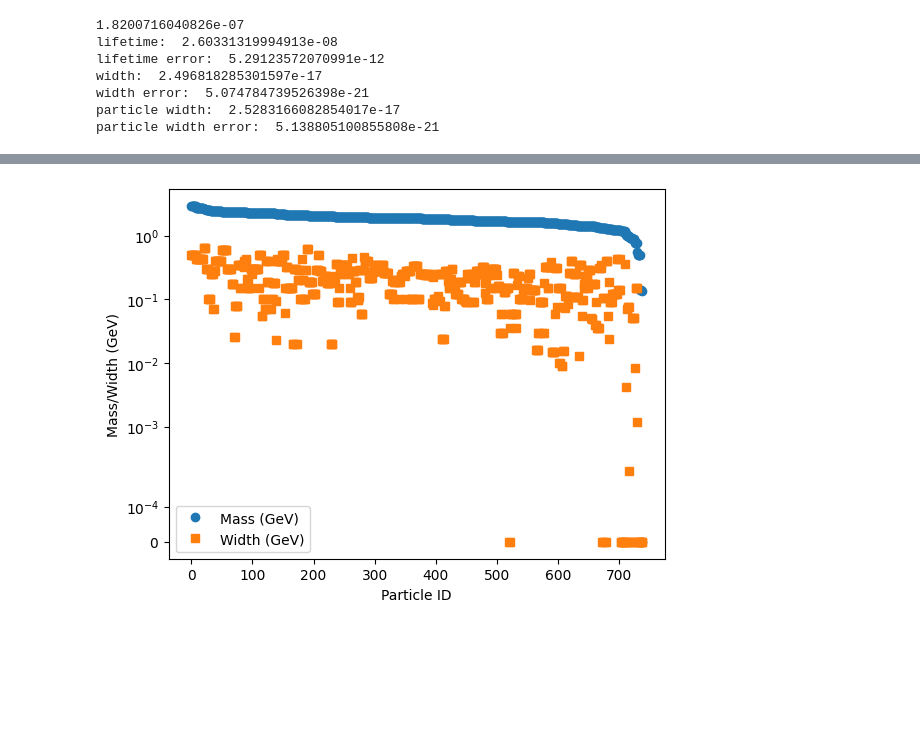
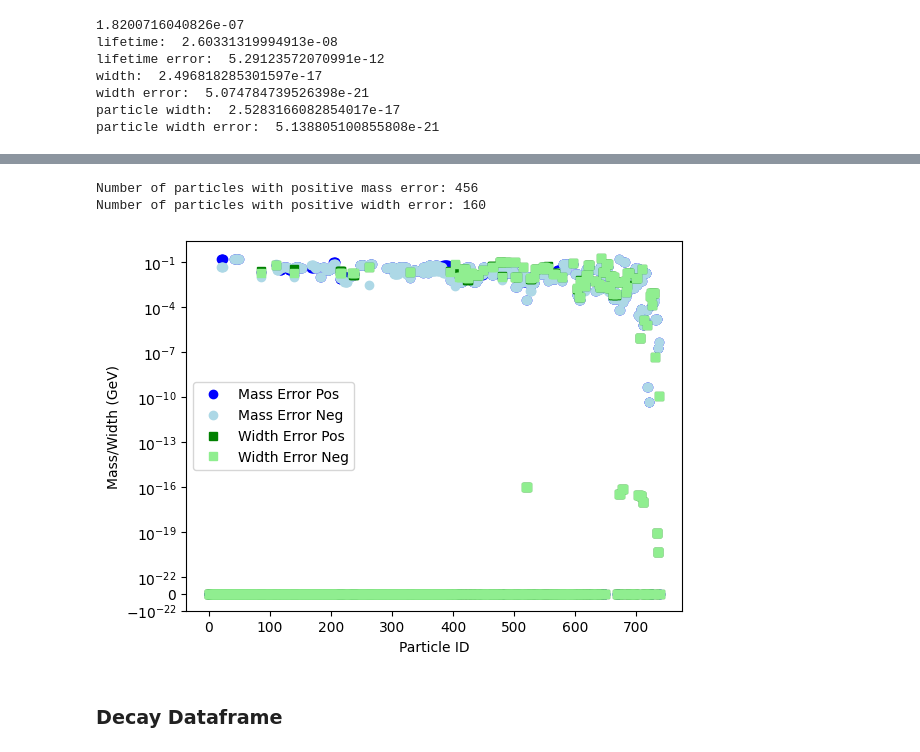
Before and after one commit to Claitos/FastResoParser, a Jupyter notebook: study-pdg.ipynb, the cells around one changed output, grey strips where cells are left out. Cells and saved outputs as stored; diff of their text form; code cells hidden in the pictures; blank space fills up the shorter version.

Commit message:
added postprocessing and combined to one function called get_particle_errors

```diff
--- a/study-pdg.ipynb
+++ b/study-pdg.ipynb
@@ -146,0 +101,2 @@ print(particles_df_errors.head(n=3))
+# %%
+particles_df_errors = get_particle_errors(particles_df, api)
@@ -146,0 +112,5 @@ print(particles_df_errors.head(n=3))
+# %%
+print(particles_df_errors.head(n=3))
+
+with open('test.txt', 'w') as f:
+    f.write(particles_df_errors.to_string(index=False))
@@ -147,18 +122,37 @@ print(particles_df_errors.head(n=3))
 # %%
-plt.plot(particles_df["Mass (GeV)"], marker='o', linestyle='None', label="Mass (GeV)")
-plt.plot(particles_df["Width (GeV)"], marker='s', linestyle='None', label="Width (GeV)")
-plt.yscale("symlog", linthresh=2e-4)
+counter_mass = 0
+for m_err in particles_df_errors["Mass Error Neg (GeV)"]:
+    if m_err > 0:
+        counter_mass += 1
+
+counter_width = 0
+for w_err in particles_df_errors["Width Error Neg (GeV)"]:
+    if w_err > 0:
+        counter_width += 1
+
+print(f"Number of particles with positive mass error: {counter_mass}")
+print(f"Number of particles with positive width error: {counter_width}")
+
+plt.plot(particles_df_errors["Mass Error Pos (GeV)"], marker='o', linestyle='None', color="blue", label="Mass Error Pos")
+plt.plot(particles_df_errors["Mass Error Neg (GeV)"], marker='o', linestyle='None', color="lightblue", label="Mass Error Neg")
+plt.plot(particles_df_errors["Width Error Pos (GeV)"], marker='s', linestyle='None', color="green", label="Width Error Pos")
+plt.plot(particles_df_errors["Width Error Neg (GeV)"], marker='s', linestyle='None', color="lightgreen", label="Width Error Neg")
+plt.yscale("symlog", linthresh=1e-22)
 plt.xlabel("Particle ID")
 plt.ylabel("Mass/Width (GeV)")
 plt.legend()
 plt.show()
 # %% [output]
+Number of particles with positive mass error: 456
+Number of particles with positive width error: 160
-[figure, old version]
+[figure, new version]
 # %%
 # Save the DataFrame with errors to a pickle file
 # particles_df_errors.to_pickle("Dataframes/particles_df_errors.pkl")
 
 #df = pd.read_pickle('Dataframes/particles_df_errors.pkl')
 #print(df.to_string())
+# %% [markdown]
+### Decay Dataframe
 # %%
 # Output path
```
Also changed, not shown: parts of 7 cells of this notebook, 2 other files.
